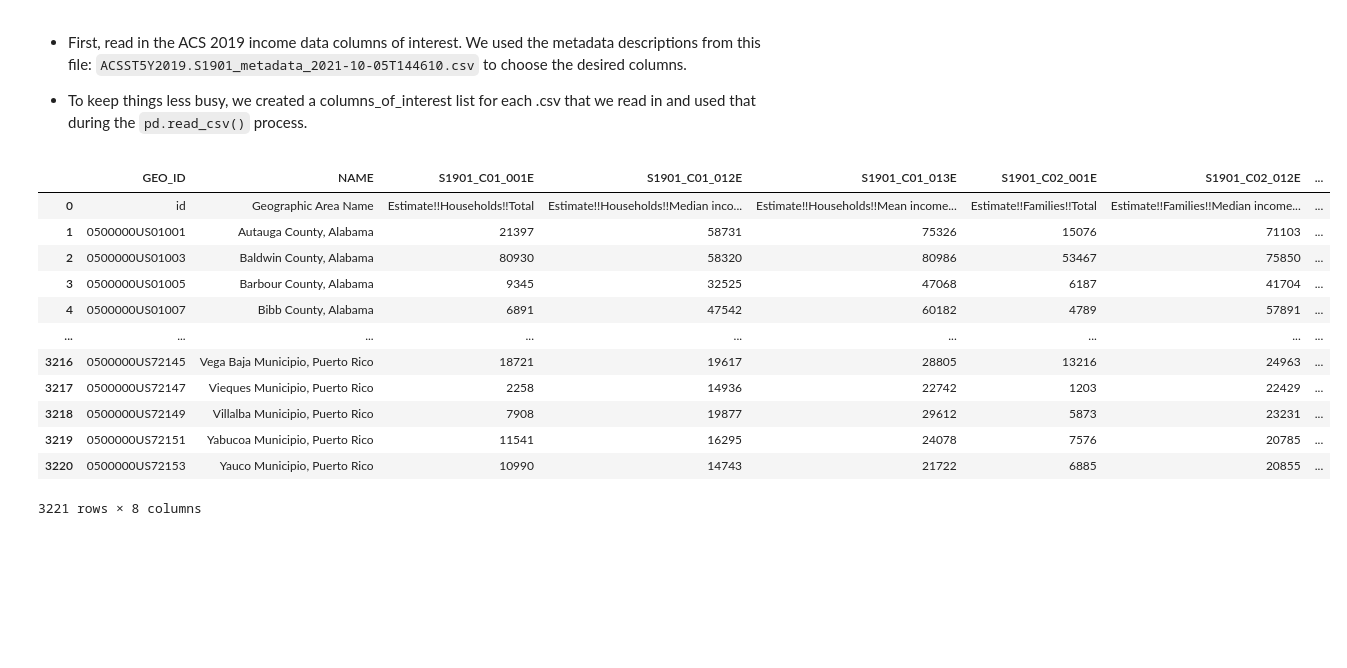
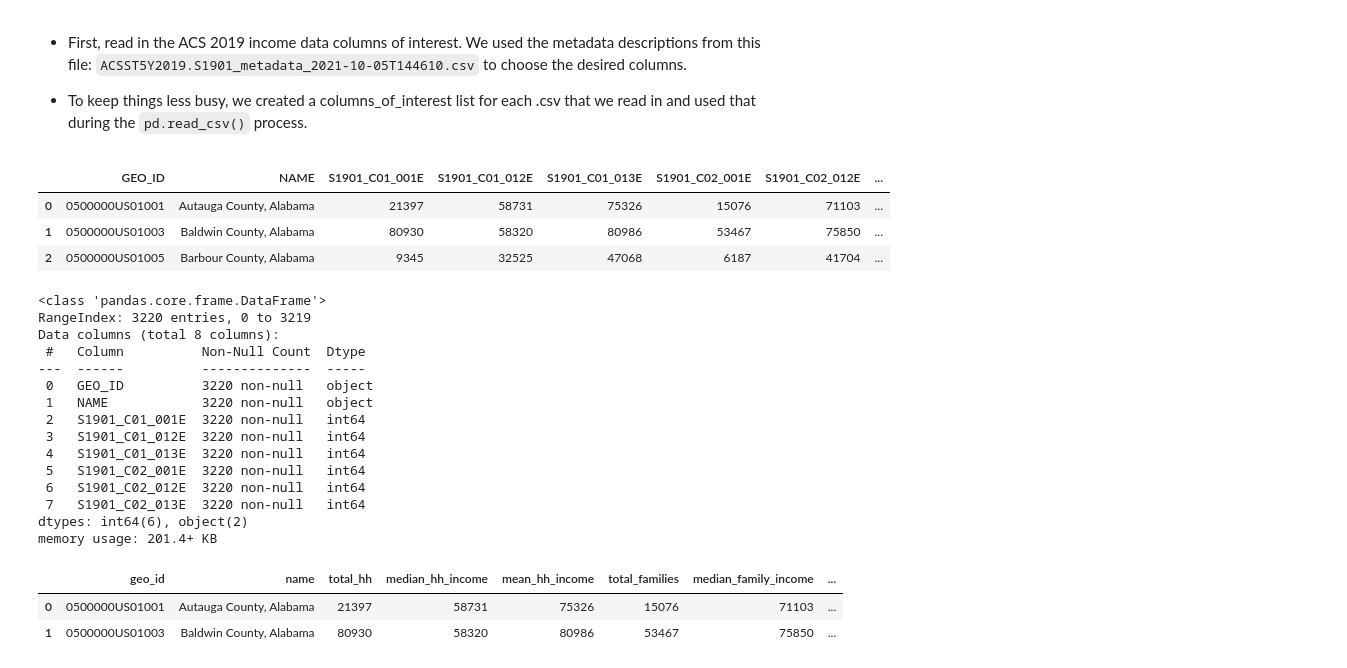
Before and after one commit to calculaterceec/Proj4Team2, a Jupyter notebook: code/CensusData.ipynb, the cells around one changed output. Saved outputs shown, nothing was run; the diff lists cells and outputs as text; code cells hidden in the pictures; blank space fills up the shorter version.

```diff
--- a/code/CensusData.ipynb
+++ b/code/CensusData.ipynb
@@ -31,32 +16,46 @@ pd.read_csv('../data/02_demo_data/ACS/ACS_2019_income_by_county/ACSST5Y2019.S190
 # %%
 # Specify columns of interest.
 acs2019_income_columns_of_interest = ['GEO_ID',
                                       'NAME',
                                       'S1901_C01_001E',
                                       'S1901_C01_012E',
                                       'S1901_C01_013E',
                                       'S1901_C02_001E',
                                       'S1901_C02_012E',
-                                      'S1901_C02_013E']
+                                      'S1901_C02_013E'
+                                     ]
 
-# Read in the data.
-acs2019_income = pd.read_csv('../data/02_demo_data/ACS/ACS_2019_income_by_county/ACSST5Y2019.S1901_data_with_overlays_2021-10-05T144610.csv',
-                                usecols = acs2019_income_columns_of_interest)
-acs2019_income
+# Read in the data. skiprows = 1 removes the verbose first row that was acting like a second header; it was forcing numeric columns to be objects.
+
+acs2019_income = pd.read_csv(
+    '../data/02_demo_data/ACS/ACS_2019_income_by_county/ACSST5Y2019.S1901_data_with_overlays_2021-10-05T144610.csv',
+    usecols = acs2019_income_columns_of_interest,
+    skiprows=[1])
+
+acs2019_income.head(3)
 # %% [output]
 |  | GEO_ID | NAME | S1901_C01_001E | S1901_C01_012E | S1901_C01_013E | S1901_C02_001E | S1901_C02_012E | ... |
-| 0 | id | Geographic Area Name | Estimate!!Households!!Total | Estimate!!Households!!Median inco... | Estimate!!Households!!Mean income... | Estimate!!Families!!Total | Estimate!!Families!!Median income... | ... |
-| 1 | 0500000US01001 | Autauga County, Alabama | 21397 | 58731 | 75326 | 15076 | 71103 | ... |
-| 2 | 0500000US01003 | Baldwin County, Alabama | 80930 | 58320 | 80986 | 53467 | 75850 | ... |
-| 3 | 0500000US01005 | Barbour County, Alabama | 9345 | 32525 | 47068 | 6187 | 41704 | ... |
-| 4 | 0500000US01007 | Bibb County, Alabama | 6891 | 47542 | 60182 | 4789 | 57891 | ... |
-| ... | ... | ... | ... | ... | ... | ... | ... | ... |
-| 3216 | 0500000US72145 | Vega Baja Municipio, Puerto Rico | 18721 | 19617 | 28805 | 13216 | 24963 | ... |
-| 3217 | 0500000US72147 | Vieques Municipio, Puerto Rico | 2258 | 14936 | 22742 | 1203 | 22429 | ... |
-| 3218 | 0500000US72149 | Villalba Municipio, Puerto Rico | 7908 | 19877 | 29612 | 5873 | 23231 | ... |
-| 3219 | 0500000US72151 | Yabucoa Municipio, Puerto Rico | 11541 | 16295 | 24078 | 7576 | 20785 | ... |
-| 3220 | 0500000US72153 | Yauco Municipio, Puerto Rico | 10990 | 14743 | 21722 | 6885 | 20855 | ... |
+| 0 | 0500000US01001 | Autauga County, Alabama | 21397 | 58731 | 75326 | 15076 | 71103 | ... |
+| 1 | 0500000US01003 | Baldwin County, Alabama | 80930 | 58320 | 80986 | 53467 | 75850 | ... |
+| 2 | 0500000US01005 | Barbour County, Alabama | 9345 | 32525 | 47068 | 6187 | 41704 | ... |
-3221 rows × 8 columns
+# %%
+acs2019_income.info()
+# %% [output]
+<class 'pandas.core.frame.DataFrame'>
+RangeIndex: 3220 entries, 0 to 3219
+Data columns (total 8 columns):
+ #   Column          Non-Null Count  Dtype
+---  ------          --------------  -----
+ 0   GEO_ID          3220 non-null   object
+ 1   NAME            3220 non-null   object
+ 2   S1901_C01_001E  3220 non-null   int64
+ 3   S1901_C01_012E  3220 non-null   int64
+ 4   S1901_C01_013E  3220 non-null   int64
+ 5   S1901_C02_001E  3220 non-null   int64
+ 6   S1901_C02_012E  3220 non-null   int64
+ 7   S1901_C02_013E  3220 non-null   int64
+dtypes: int64(6), object(2)
+memory usage: 201.4+ KB
 # %%
 # Clean up the naming conventions.
 acs2019_income.columns = ['geo_id',
@@ -68,3 +67,9 @@ acs2019_income.columns = ['geo_id',
                           'median_family_income',
                           'mean_family_income',
                           ]
+# %%
+acs2019_income.head(2)
+# %% [output]
+|  | geo_id | name | total_hh | median_hh_income | mean_hh_income | total_families | median_family_income | ... |
+| 0 | 0500000US01001 | Autauga County, Alabama | 21397 | 58731 | 75326 | 15076 | 71103 | ... |
+| 1 | 0500000US01003 | Baldwin County, Alabama | 80930 | 58320 | 80986 | 53467 | 75850 | ... |
```
Also changed, not shown: parts of 63 cells of this notebook, 4 other files.
